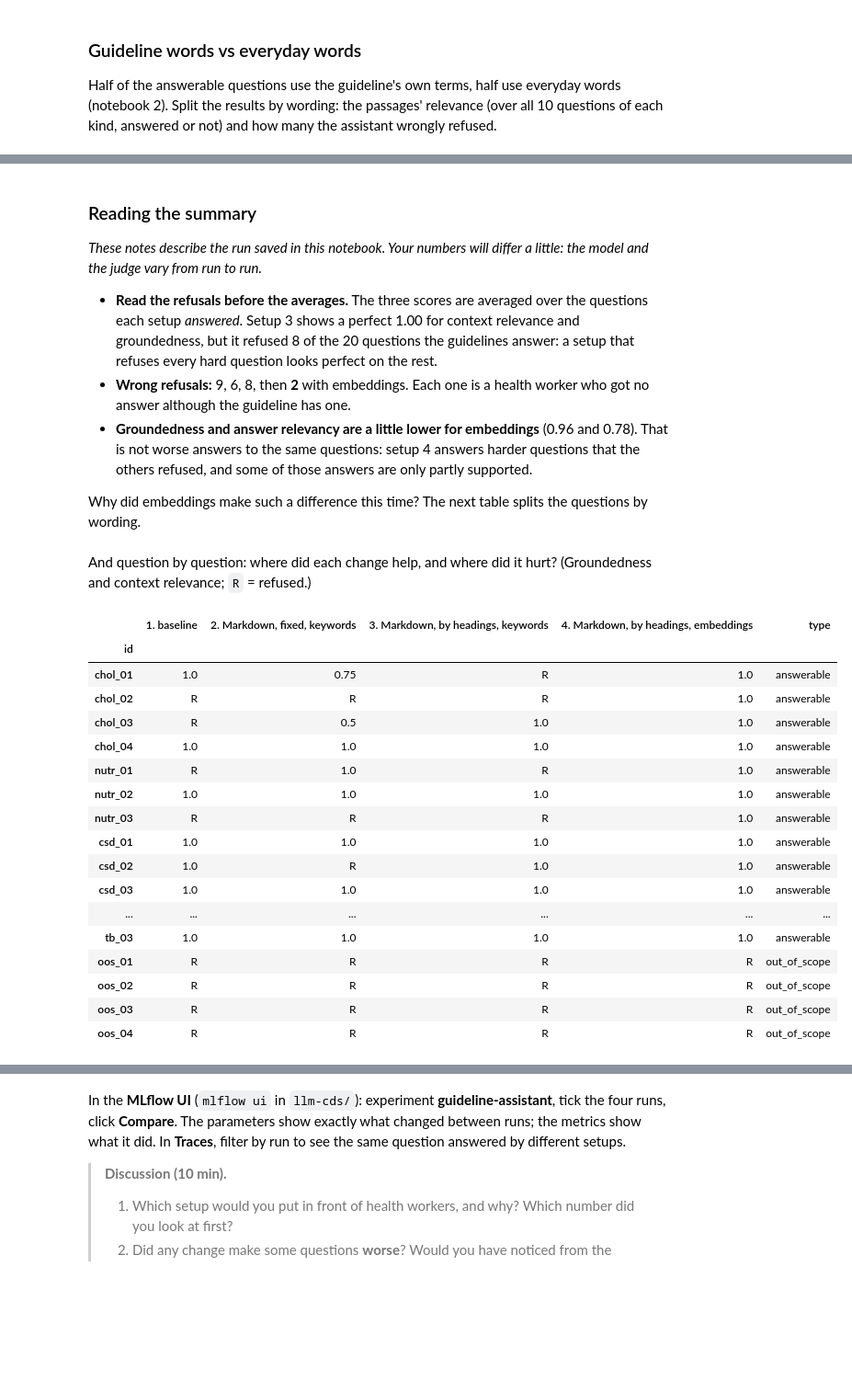
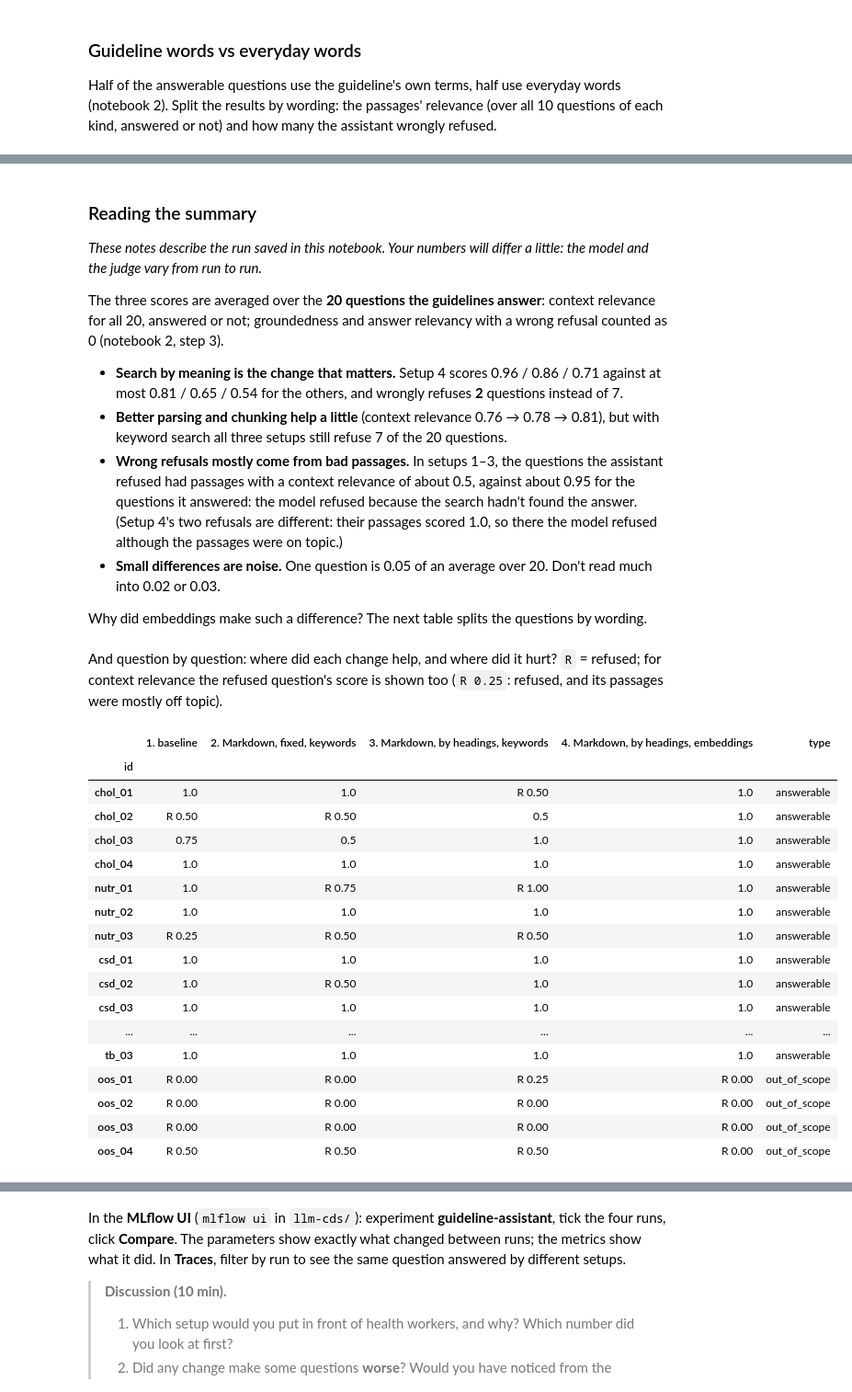
Before and after one commit to ydfriedman/MLOps-Workshop, a Jupyter notebook: llm-cds/3_improve_rag.ipynb, the cells around one changed output, grey strips where cells are left out. Shown at 92% size. Drawn from its saved outputs; the diff is of its cells as text; code cells hidden in the pictures; blank space fills up the shorter version.

```diff
--- a/llm-cds/3_improve_rag.ipynb
+++ b/llm-cds/3_improve_rag.ipynb
@@ -281,50 +281,60 @@ rag_eval.compare_wording(results)
 *These notes describe the run saved in this notebook. Your numbers will differ a little: the model and the judge
 vary from run to run.*
 
-- **Read the refusals before the averages.** The three scores are averaged over the questions each setup
-  *answered*. Setup 3 shows a perfect 1.00 for context relevance and groundedness, but it refused 8 of the 20
-  questions the guidelines answer: a setup that refuses every hard question looks perfect on the rest.
-- **Wrong refusals:** 9, 6, 8, then **2** with embeddings. Each one is a health worker who got no answer although
-  the guideline has one.
-- **Groundedness and answer relevancy are a little lower for embeddings** (0.96 and 0.78). That is not worse answers
-  to the same questions: setup 4 answers harder questions that the others refused, and some of those answers are
-  only partly supported.
+The three scores are averaged over the **20 questions the guidelines answer**: context relevance for all 20,
+answered or not; groundedness and answer relevancy with a wrong refusal counted as 0 (notebook 2, step 3).
 
-Why did embeddings make such a difference this time? The next table splits the questions by wording.
+- **Search by meaning is the change that matters.** Setup 4 scores 0.96 / 0.86 / 0.71 against at most 0.81 / 0.65 /
+  0.54 for the others, and wrongly refuses **2** questions instead of 7.
+- **Better parsing and chunking help a little** (context relevance 0.76 → 0.78 → 0.81), but with keyword search all
+  three setups still refuse 7 of the 20 questions.
+- **Wrong refusals mostly come from bad passages.** In setups 1–3, the questions the assistant refused had passages
+  with a context relevance of about 0.5, against about 0.95 for the questions it answered: the model refused because
+  the search hadn't found the answer. (Setup 4's two refusals are different: their passages scored 1.0, so there the
+  model refused although the passages were on topic.)
+- **Small differences are noise.** One question is 0.05 of an average over 20. Don't read much into 0.02 or 0.03.
+
+Why did embeddings make such a difference? The next table splits the questions by wording.
 # %% [markdown]
-And question by question: where did each change help, and where did it hurt? (Groundedness and context
-relevance; `R` = refused.)
+And question by question: where did each change help, and where did it hurt? `R` = refused; for context relevance
+the refused question's score is shown too (`R 0.25`: refused, and its passages were mostly off topic).
 # %%
 def by_question(metric):
+    """One column per setup. A refused question shows R; for context relevance, with its score (the search still
+    counts: a wrong refusal often means the passages were wrong)."""
     table = {}
     for name, t in results.items():
-        values = t.set_index("id")[metric].astype(float).round(2).astype(object)
-        values[t.set_index("id").refused] = "R"
-        table[name.split(":")[0]] = values             # e.g. "3. Markdown, by headings, keywords"
+        t = t.set_index("id")
+        scores = t[metric].astype(float).round(2)
+        if metric == "context_relevance":
+            values = [f"R {s:.2f}" if r else s for s, r in zip(scores, t.refused)]
+        else:
+            values = ["R" if r else s for s, r in zip(scores, t.refused)]
+        table[name.split(":")[0]] = pd.Series(values, index=t.index, dtype=object)   # e.g. "3. Markdown, by headings, keywords"
     return pd.DataFrame(table)
 
 
 questions = rag_eval.load_questions().set_index("id")
 by_question("context_relevance").join(questions.type)
 # %% [output]
 |  | 1. baseline | 2. Markdown, fixed, keywords | 3. Markdown, by headings, keywords | 4. Markdown, by headings, embeddings | type |
 | id |  |  |  |  |  |
-| chol_01 | 1.0 | 0.75 | R | 1.0 | answerable |
-| chol_02 | R | R | R | 1.0 | answerable |
-| chol_03 | R | 0.5 | 1.0 | 1.0 | answerable |
+| chol_01 | 1.0 | 1.0 | R 0.50 | 1.0 | answerable |
+| chol_02 | R 0.50 | R 0.50 | 0.5 | 1.0 | answerable |
+| chol_03 | 0.75 | 0.5 | 1.0 | 1.0 | answerable |
 | chol_04 | 1.0 | 1.0 | 1.0 | 1.0 | answerable |
-| nutr_01 | R | 1.0 | R | 1.0 | answerable |
+| nutr_01 | 1.0 | R 0.75 | R 1.00 | 1.0 | answerable |
 | nutr_02 | 1.0 | 1.0 | 1.0 | 1.0 | answerable |
-| nutr_03 | R | R | R | 1.0 | answerable |
+| nutr_03 | R 0.25 | R 0.50 | R 0.50 | 1.0 | answerable |
 | csd_01 | 1.0 | 1.0 | 1.0 | 1.0 | answerable |
-| csd_02 | 1.0 | R | 1.0 | 1.0 | answerable |
+| csd_02 | 1.0 | R 0.50 | 1.0 | 1.0 | answerable |
 | csd_03 | 1.0 | 1.0 | 1.0 | 1.0 | answerable |
 | ... | ... | ... | ... | ... | ... |
 | tb_03 | 1.0 | 1.0 | 1.0 | 1.0 | answerable |
-| oos_01 | R | R | R | R | out_of_scope |
-| oos_02 | R | R | R | R | out_of_scope |
-| oos_03 | R | R | R | R | out_of_scope |
-| oos_04 | R | R | R | R | out_of_scope |
+| oos_01 | R 0.00 | R 0.00 | R 0.25 | R 0.00 | out_of_scope |
+| oos_02 | R 0.00 | R 0.00 | R 0.00 | R 0.00 | out_of_scope |
+| oos_03 | R 0.00 | R 0.00 | R 0.00 | R 0.00 | out_of_scope |
+| oos_04 | R 0.50 | R 0.50 | R 0.50 | R 0.00 | out_of_scope |
 # %%
 by_question("groundedness").join(questions.type)
 # %% [output]
```
Also changed, not shown: parts of 11 cells of this notebook, 3 other files.
